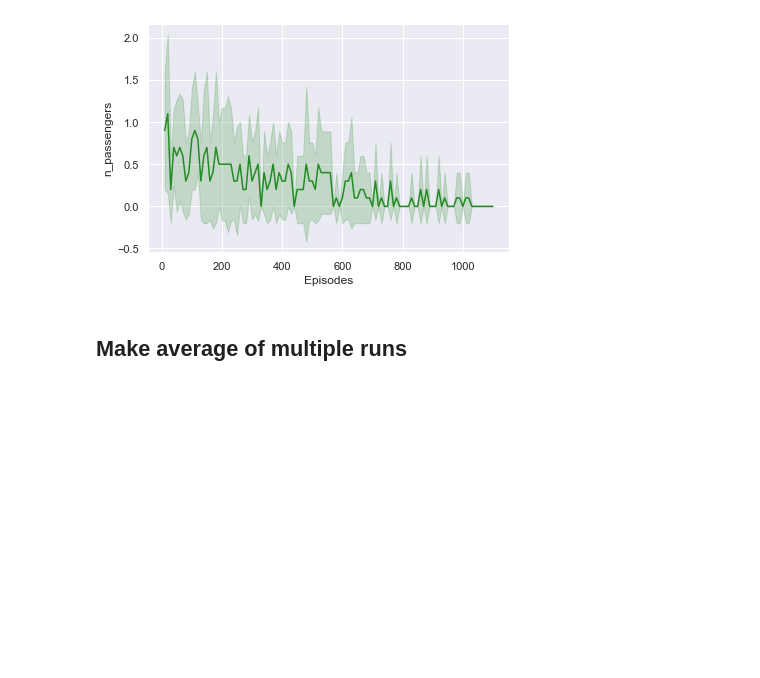
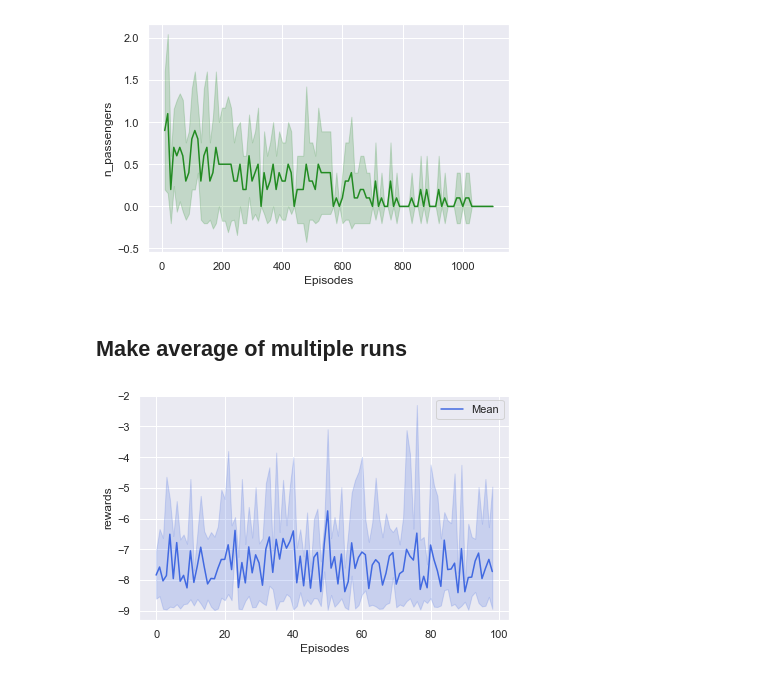
Before and after one commit to nikolim/cablab, a Jupyter notebook: common/create_plots.ipynb, the cells around one changed output. Saved outputs shown, nothing was run; the diff lists cells and outputs as text; code cells hidden in the pictures; blank space fills up the shorter version.

Commit message:
Plot mean | min | max of multiple runs

```diff
--- a/common/create_plots.ipynb
+++ b/common/create_plots.ipynb
@@ -61,3 +61,19 @@ plotting.plot_values(summed_df, ['n_passengers'], output_path)
 [figure]
 # %% [markdown]
 ## Make average of multiple runs
+# %%
+files = ["/home/niko/Info/cablab/runs/dqn/245/logs.csv", "/home/niko/Info/cablab/runs/dqn/246/logs.csv", "/home/niko/Info/cablab/runs/dqn/248/logs.csv", "/home/niko/Info/cablab/runs/dqn/249/logs.csv", "/home/niko/Info/cablab/runs/dqn/250/logs.csv"]
+output_path = "/home/niko/Desktop/"
+ids = ["rewards"]
+# %%
+dfs = []
+n_files = len(files)
+
+for i,file in enumerate(files):
+    df = pd.DataFrame()
+    df = pd.read_csv(file)
+    dfs.append(df)
+
+plotting.plot_mult_runs(dfs, ids, output_path)
+# %% [output]
+[figure, added]
```
Also changed, not shown: 1 other file.
